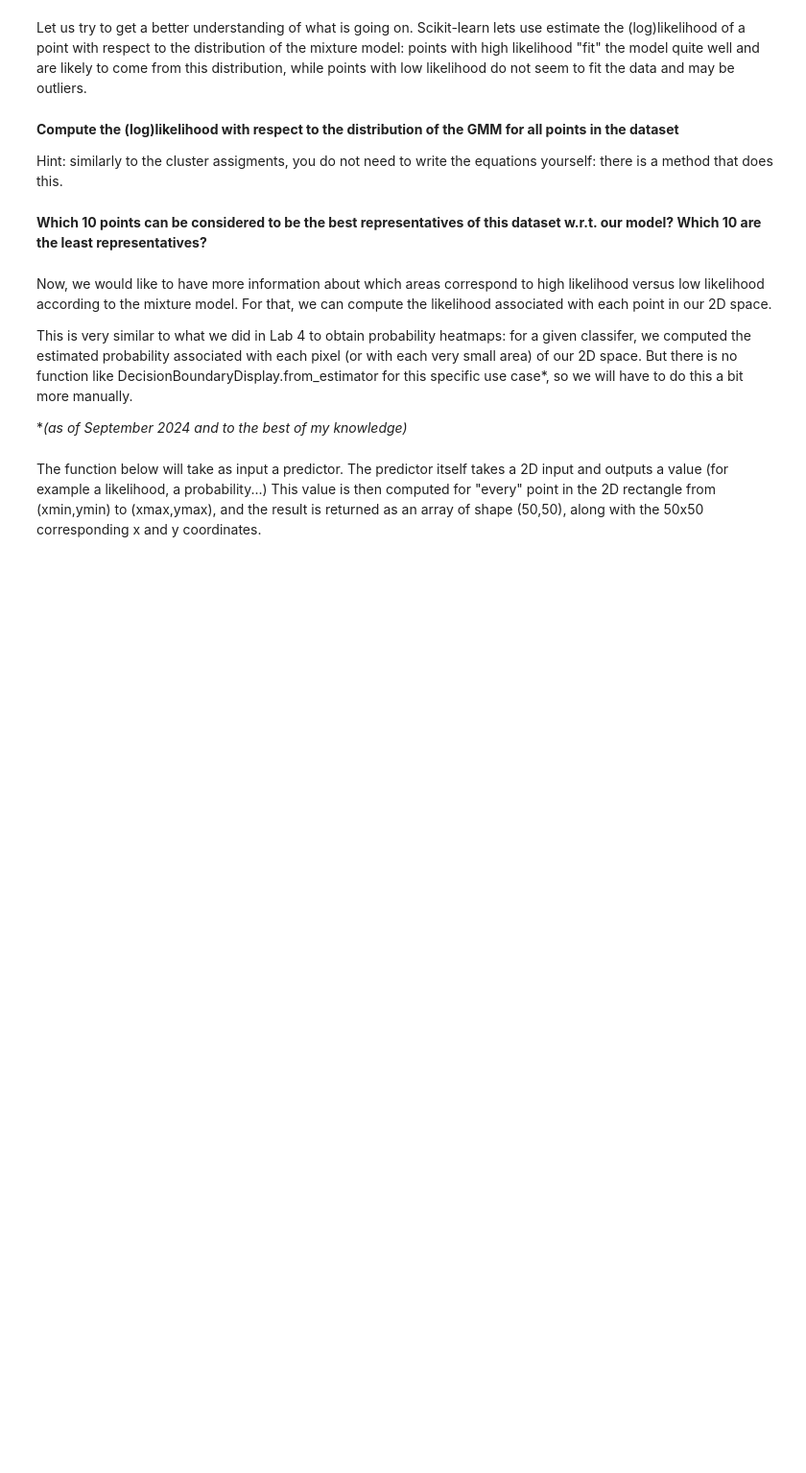
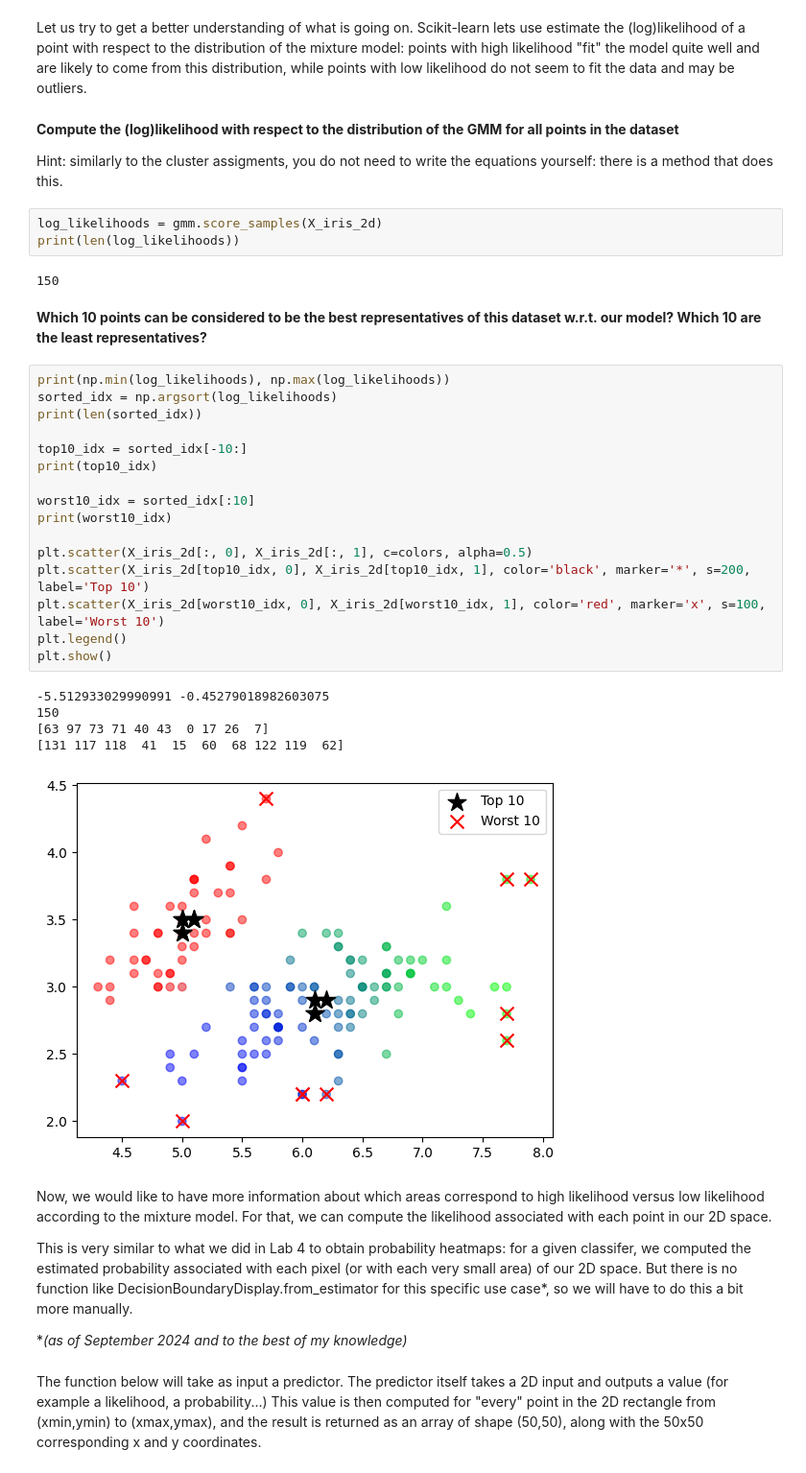
Before and after one commit to audreybvt/ML, a Jupyter notebook: Lab 7 mixtures of Gaussians.ipynb, the cells around one changed output. Shown at 96% size. Drawn from its saved outputs; the diff is of its cells as text; blank space fills up the shorter version.

Commit message:
top 10 and worst 10

```diff
--- a/Lab 7 mixtures of Gaussians.ipynb
+++ b/Lab 7 mixtures of Gaussians.ipynb
@@ -149,8 +149,35 @@ Let us try to get a better understanding of what is going on. Scikit-learn lets
 **Compute the (log)likelihood with respect to the distribution of the GMM for all points in the dataset**
 
 Hint: similarly to the cluster assigments, you do not need to write the equations yourself: there is a method that does this.
+# %%
+log_likelihoods = gmm.score_samples(X_iris_2d)
+print(len(log_likelihoods))
+# %% [output]
+150
 # %% [markdown]
 **Which 10 points can be considered to be the best representatives of this dataset w.r.t. our model? Which 10 are the least representatives?**
+# %%
+print(np.min(log_likelihoods), np.max(log_likelihoods))
+sorted_idx = np.argsort(log_likelihoods)
+print(len(sorted_idx))
+
+top10_idx = sorted_idx[-10:]
+print(top10_idx)
+
+worst10_idx = sorted_idx[:10]
+print(worst10_idx)
+
+plt.scatter(X_iris_2d[:, 0], X_iris_2d[:, 1], c=colors, alpha=0.5)
+plt.scatter(X_iris_2d[top10_idx, 0], X_iris_2d[top10_idx, 1], color='black', marker='*', s=200, label='Top 10')
+plt.scatter(X_iris_2d[worst10_idx, 0], X_iris_2d[worst10_idx, 1], color='red', marker='x', s=100, label='Worst 10')
+plt.legend()
+plt.show()
+# %% [output]
+-5.512933029990991 -0.45279018982603075
+150
+[63 97 73 71 40 43  0 17 26  7]
+[131 117 118  41  15  60  68 122 119  62]
+[figure, added]
 # %% [markdown]
 Now, we would like to have more information about which areas correspond to high likelihood versus low likelihood according to the mixture model. For that, we can compute the likelihood associated with each point in our 2D space.
 
```
